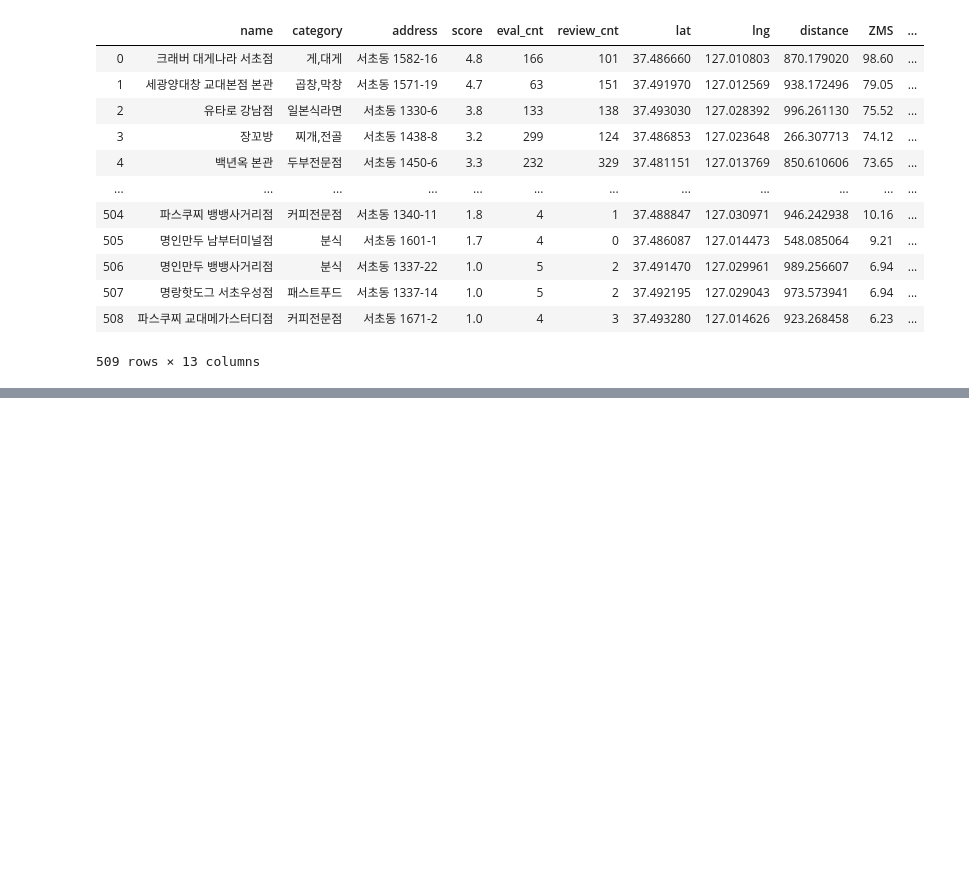
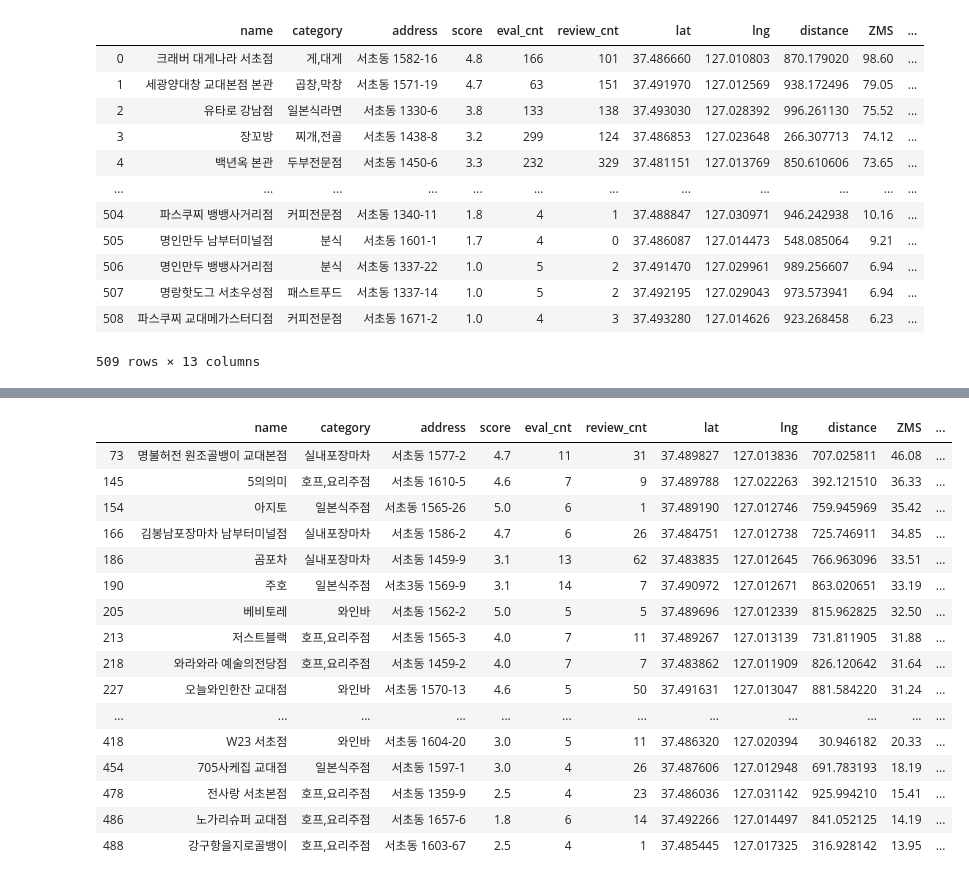
Before and after one commit to Sean-Parkk/playdata_miniproject, a Jupyter notebook: 귀여운펭귄처럼_분석.ipynb, the cells around one changed output, grey strips where cells are left out. Saved outputs shown, nothing was run; the diff lists cells and outputs as text; code cells hidden in the pictures; blank space fills up the shorter version.

```diff
--- a/귀여운펭귄처럼_분석.ipynb
+++ b/귀여운펭귄처럼_분석.ipynb
@@ -1100,0 +1230,20 @@ chart_studio.tools.set_credentials_file(username='seanparkk', api_key='Y5qIPNPnw
+# %%
+df_1000.query('new_category =="술집"')
+# %% [output]
+|  | name | category | address | score | eval_cnt | review_cnt | lat | lng | distance | ZMS | ... |
+| 73 | 명불허전 원조골뱅이 교대본점 | 실내포장마차 | 서초동 1577-2 | 4.7 | 11 | 31 | 37.489827 | 127.013836 | 707.025811 | 46.08 | ... |
+| 145 | 5의의미 | 호프,요리주점 | 서초동 1610-5 | 4.6 | 7 | 9 | 37.489788 | 127.022263 | 392.121510 | 36.33 | ... |
+| 154 | 아지토 | 일본식주점 | 서초동 1565-26 | 5.0 | 6 | 1 | 37.489190 | 127.012746 | 759.945969 | 35.42 | ... |
+| 166 | 김봉남포장마차 남부터미널점 | 실내포장마차 | 서초동 1586-2 | 4.7 | 6 | 26 | 37.484751 | 127.012738 | 725.746911 | 34.85 | ... |
+| 186 | 곰포차 | 실내포장마차 | 서초동 1459-9 | 3.1 | 13 | 62 | 37.483835 | 127.012645 | 766.963096 | 33.51 | ... |
+| 190 | 주호 | 일본식주점 | 서초3동 1569-9 | 3.1 | 14 | 7 | 37.490972 | 127.012671 | 863.020651 | 33.19 | ... |
+| 205 | 베비토레 | 와인바 | 서초동 1562-2 | 5.0 | 5 | 5 | 37.489696 | 127.012339 | 815.962825 | 32.50 | ... |
+| 213 | 저스트블랙 | 호프,요리주점 | 서초동 1565-3 | 4.0 | 7 | 11 | 37.489267 | 127.013139 | 731.811905 | 31.88 | ... |
+| 218 | 와라와라 예술의전당점 | 호프,요리주점 | 서초동 1459-2 | 4.0 | 7 | 7 | 37.483862 | 127.011909 | 826.120642 | 31.64 | ... |
+| 227 | 오늘와인한잔 교대점 | 와인바 | 서초동 1570-13 | 4.6 | 5 | 50 | 37.491631 | 127.013047 | 881.584220 | 31.24 | ... |
+| ... | ... | ... | ... | ... | ... | ... | ... | ... | ... | ... | ... |
+| 418 | W23 서초점 | 와인바 | 서초동 1604-20 | 3.0 | 5 | 11 | 37.486320 | 127.020394 | 30.946182 | 20.33 | ... |
+| 454 | 705사케집 교대점 | 일본식주점 | 서초동 1597-1 | 3.0 | 4 | 26 | 37.487606 | 127.012948 | 691.783193 | 18.19 | ... |
+| 478 | 전사랑 서초본점 | 호프,요리주점 | 서초동 1359-9 | 2.5 | 4 | 23 | 37.486036 | 127.031142 | 925.994210 | 15.41 | ... |
+| 486 | 노가리슈퍼 교대점 | 호프,요리주점 | 서초동 1657-6 | 1.8 | 6 | 14 | 37.492266 | 127.014497 | 841.052125 | 14.19 | ... |
+| 488 | 강구항을지로골뱅이 | 호프,요리주점 | 서초동 1603-67 | 2.5 | 4 | 1 | 37.485445 | 127.017325 | 316.928142 | 13.95 | ... |
```
Also changed, not shown: parts of 26 cells of this notebook.
